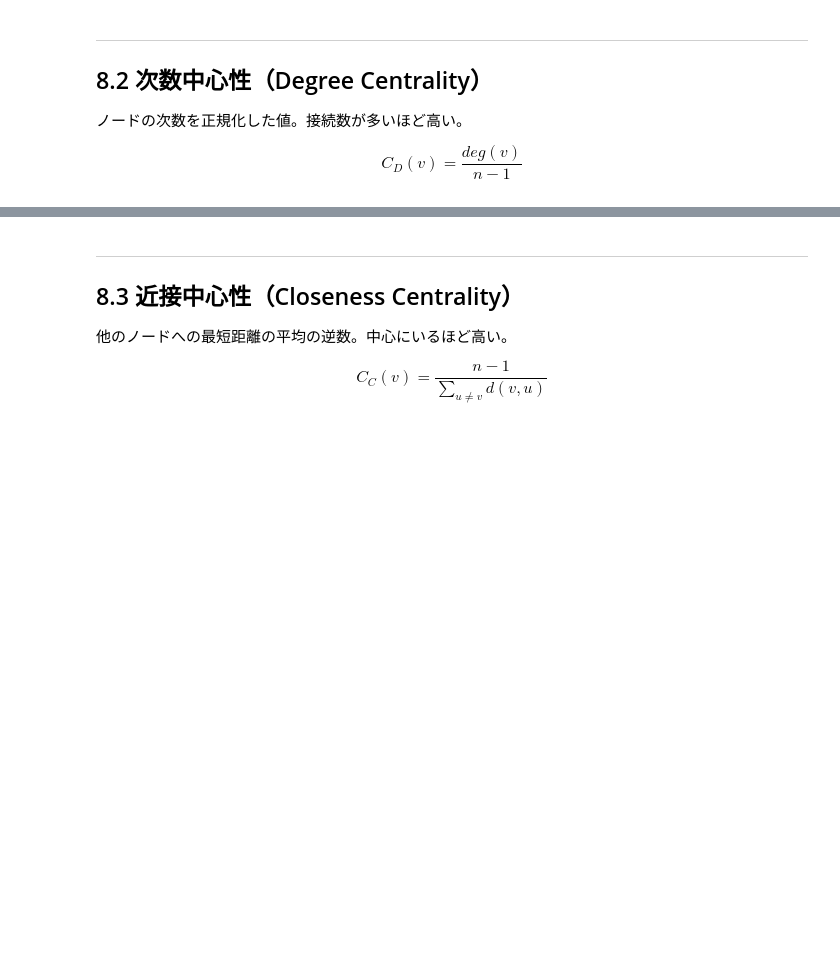
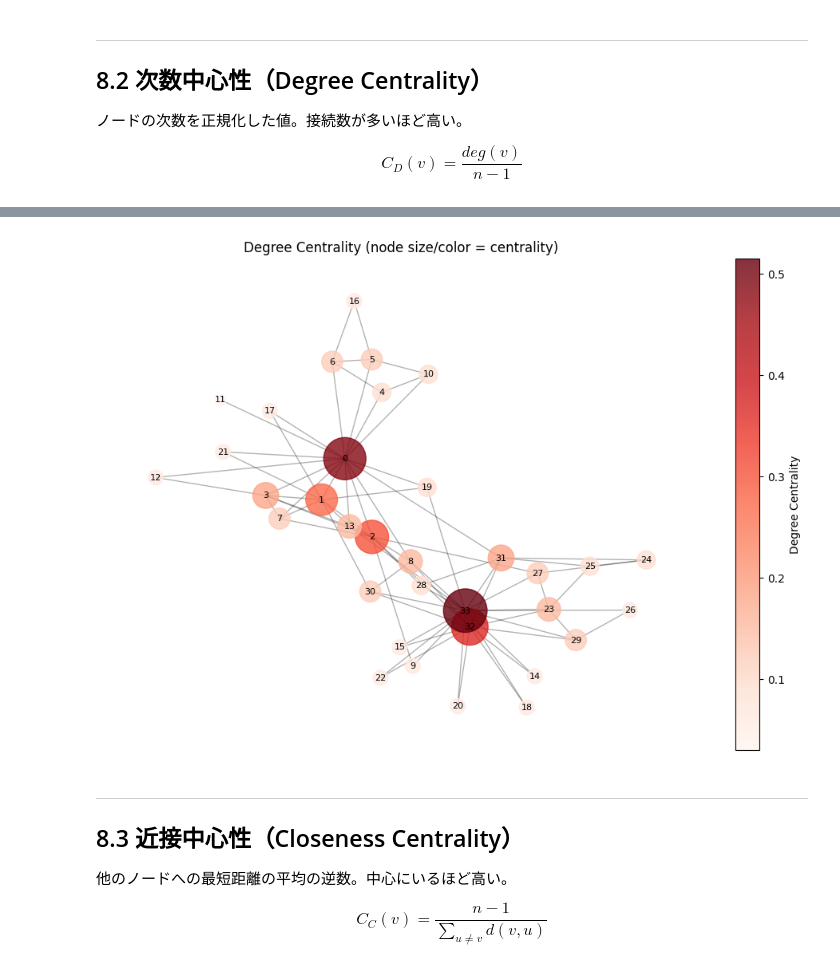
Before and after one commit to kkawailab/networkx-tutorials, a Jupyter notebook: 08_centrality.ipynb, the cells around one changed output, grey strips where cells are left out. Cells and saved outputs as stored; diff of their text form; code cells hidden in the pictures; blank space fills up the shorter version.

```diff
--- a/08_centrality.ipynb
+++ b/08_centrality.ipynb
@@ -50,18 +64,23 @@ for node, centrality in top_degree:
 # %%
 # 可視化
-plt.figure(figsize=(12, 8))
+fig, ax = plt.subplots(figsize=(12, 8))
 pos = nx.spring_layout(G, seed=42)
 
 # ノードサイズを中心性に比例
 node_sizes = [degree_centrality[n] * 3000 for n in G.nodes()]
+node_colors = list(degree_centrality.values())
 
-nx.draw(G, pos, with_labels=True, node_size=node_sizes,
-        node_color=list(degree_centrality.values()),
-        cmap=plt.cm.Reds, font_size=8, alpha=0.8)
+nodes = nx.draw_networkx_nodes(G, pos, node_size=node_sizes,
+        node_color=node_colors, cmap=plt.cm.Reds, alpha=0.8, ax=ax)
+nx.draw_networkx_edges(G, pos, alpha=0.3, ax=ax)
+nx.draw_networkx_labels(G, pos, font_size=8, ax=ax)
 
-plt.title("次数中心性（ノードサイズ・色＝中心性）")
-plt.colorbar(plt.cm.ScalarMappable(cmap=plt.cm.Reds), label='Degree Centrality')
+ax.set_title("Degree Centrality (node size/color = centrality)")
+plt.colorbar(nodes, ax=ax, label='Degree Centrality')
+ax.axis('off')
 plt.show()
+# %% [output]
+[figure, added]
 # %% [markdown]
 ---
 ## 8.3 近接中心性（Closeness Centrality）
```
Also changed, not shown: parts of 13 cells of this notebook, 12 other files.
